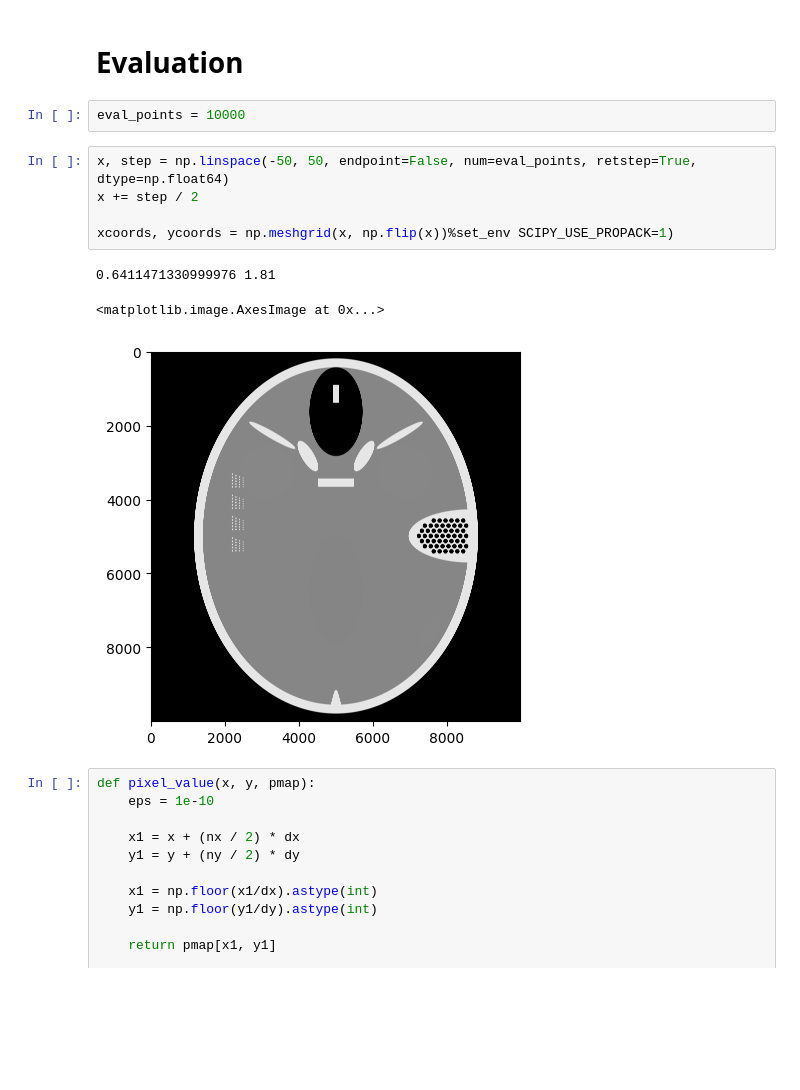
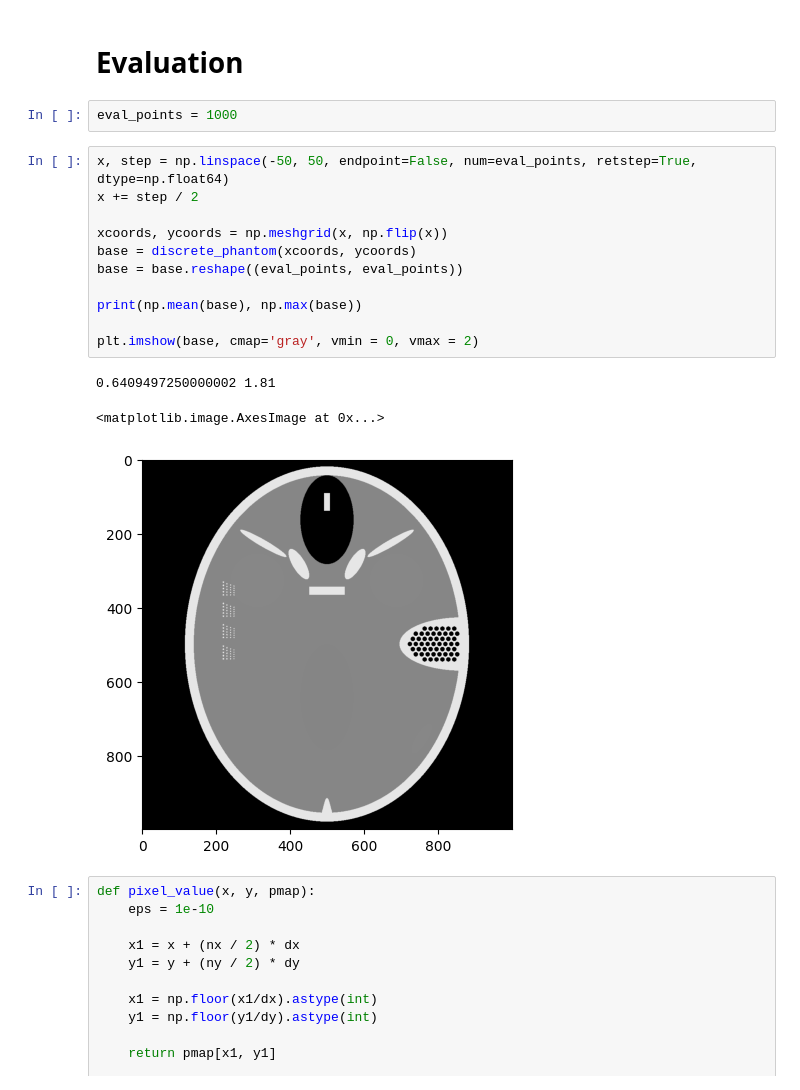
Before and after one commit to hqpwca/SGD, a Jupyter notebook: python/main2.ipynb, the cells around one changed output. Saved outputs shown, nothing was run; the diff lists cells and outputs as text; blank space fills up the shorter version.

```diff
--- a/python/main2.ipynb
+++ b/python/main2.ipynb
@@ -193,16 +209,22 @@ plt.imshow(x_H0, cmap='gray', vmax = 2, vmin = 0)
 # %% [markdown]
 # Evaluation
 # %%
-eval_points = 10000
+eval_points = 1000
 # %%
 x, step = np.linspace(-50, 50, endpoint=False, num=eval_points, retstep=True, dtype=np.float64)
 x += step / 2
 
-xcoords, ycoords = np.meshgrid(x, np.flip(x))%set_env SCIPY_USE_PROPACK=1)
+xcoords, ycoords = np.meshgrid(x, np.flip(x))
+base = discrete_phantom(xcoords, ycoords)
+base = base.reshape((eval_points, eval_points))
+
+print(np.mean(base), np.max(base))
+
+plt.imshow(base, cmap='gray', vmin = 0, vmax = 2)
 # %% [output]
-0.6411471330999976 1.81
+0.6409497250000002 1.81
 <matplotlib.image.AxesImage at 0x...>
-[figure, old version]
+[figure, new version]
 # %%
 def pixel_value(x, y, pmap):
     eps = 1e-10
```
Also changed, not shown: parts of 7 cells of this notebook, 15 other files.
